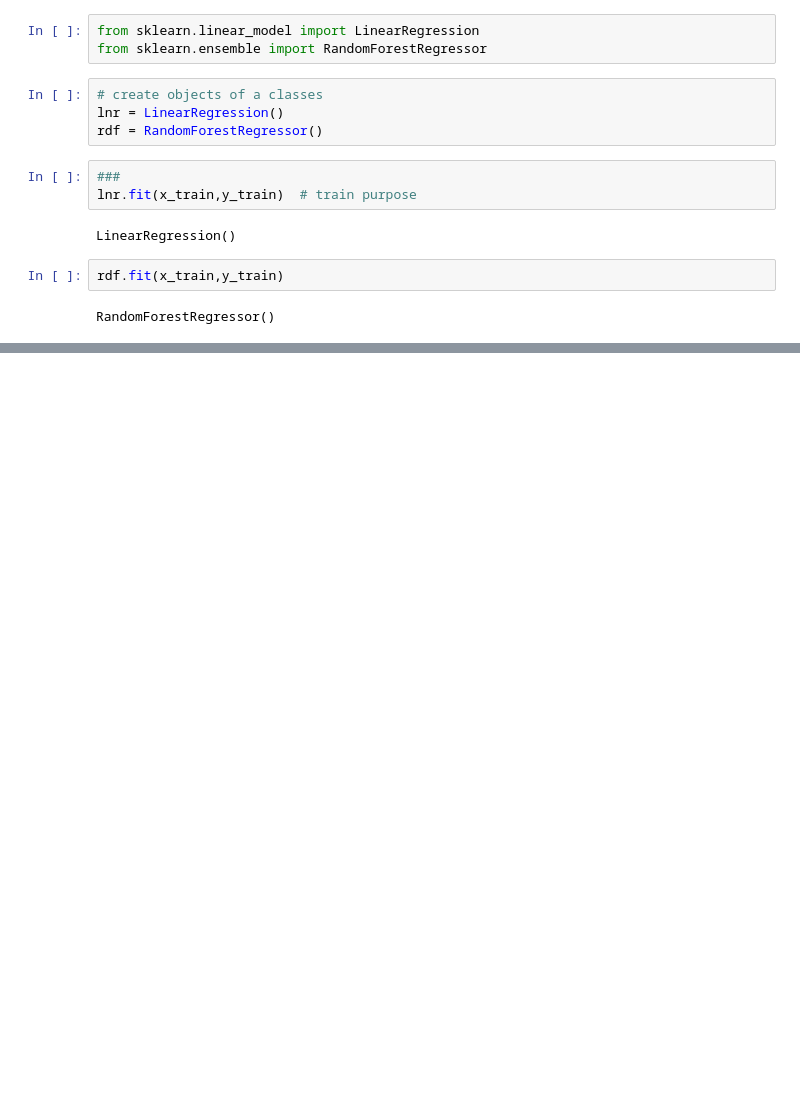
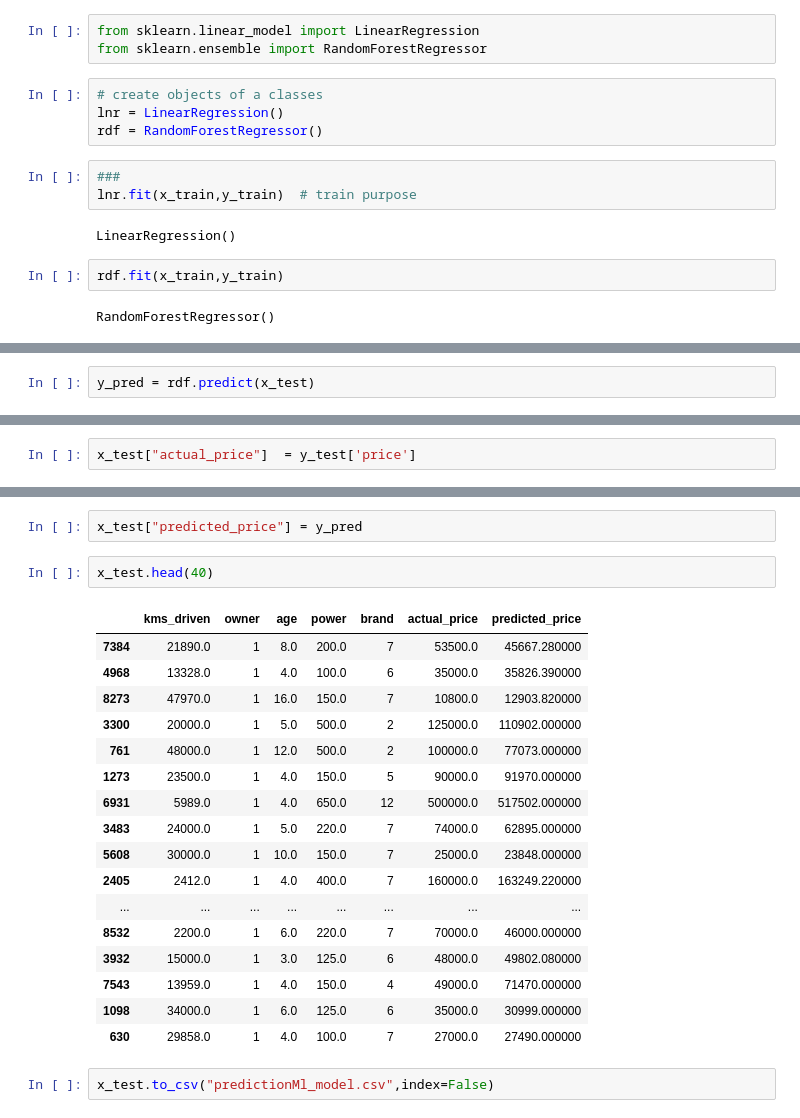
Before and after one commit to Ranjit-Singh-786/evetest, a Jupyter notebook: regression_project.ipynb, the cells around one changed output, grey strips where cells are left out. Saved outputs shown, nothing was run; the diff lists cells and outputs as text; blank space fills up the shorter version.

```diff
--- a/regression_project.ipynb
+++ b/regression_project.ipynb
@@ -424,0 +443,2 @@ RandomForestRegressor()
+# %%
+y_pred = rdf.predict(x_test)
@@ -424,0 +462,2 @@ RandomForestRegressor()
+# %%
+x_test["actual_price"]  = y_test['price']
@@ -424,0 +473,24 @@ RandomForestRegressor()
+# %%
+x_test["predicted_price"] = y_pred
+# %%
+x_test.head(40)
+# %% [output]
+|  | kms_driven | owner | age | power | brand | actual_price | predicted_price |
+| 7384 | 21890.0 | 1 | 8.0 | 200.0 | 7 | 53500.0 | 45667.280000 |
+| 4968 | 13328.0 | 1 | 4.0 | 100.0 | 6 | 35000.0 | 35826.390000 |
+| 8273 | 47970.0 | 1 | 16.0 | 150.0 | 7 | 10800.0 | 12903.820000 |
+| 3300 | 20000.0 | 1 | 5.0 | 500.0 | 2 | 125000.0 | 110902.000000 |
+| 761 | 48000.0 | 1 | 12.0 | 500.0 | 2 | 100000.0 | 77073.000000 |
+| 1273 | 23500.0 | 1 | 4.0 | 150.0 | 5 | 90000.0 | 91970.000000 |
+| 6931 | 5989.0 | 1 | 4.0 | 650.0 | 12 | 500000.0 | 517502.000000 |
+| 3483 | 24000.0 | 1 | 5.0 | 220.0 | 7 | 74000.0 | 62895.000000 |
+| 5608 | 30000.0 | 1 | 10.0 | 150.0 | 7 | 25000.0 | 23848.000000 |
+| 2405 | 2412.0 | 1 | 4.0 | 400.0 | 7 | 160000.0 | 163249.220000 |
+| ... | ... | ... | ... | ... | ... | ... | ... |
+| 8532 | 2200.0 | 1 | 6.0 | 220.0 | 7 | 70000.0 | 46000.000000 |
+| 3932 | 15000.0 | 1 | 3.0 | 125.0 | 6 | 48000.0 | 49802.080000 |
+| 7543 | 13959.0 | 1 | 4.0 | 150.0 | 4 | 49000.0 | 71470.000000 |
+| 1098 | 34000.0 | 1 | 6.0 | 125.0 | 6 | 35000.0 | 30999.000000 |
+| 630 | 29858.0 | 1 | 4.0 | 100.0 | 7 | 27000.0 | 27490.000000 |
+# %%
+x_test.to_csv("predictionMl_model.csv",index=False)
```
Also changed, not shown: parts of 17 cells of this notebook, 1 other file.
